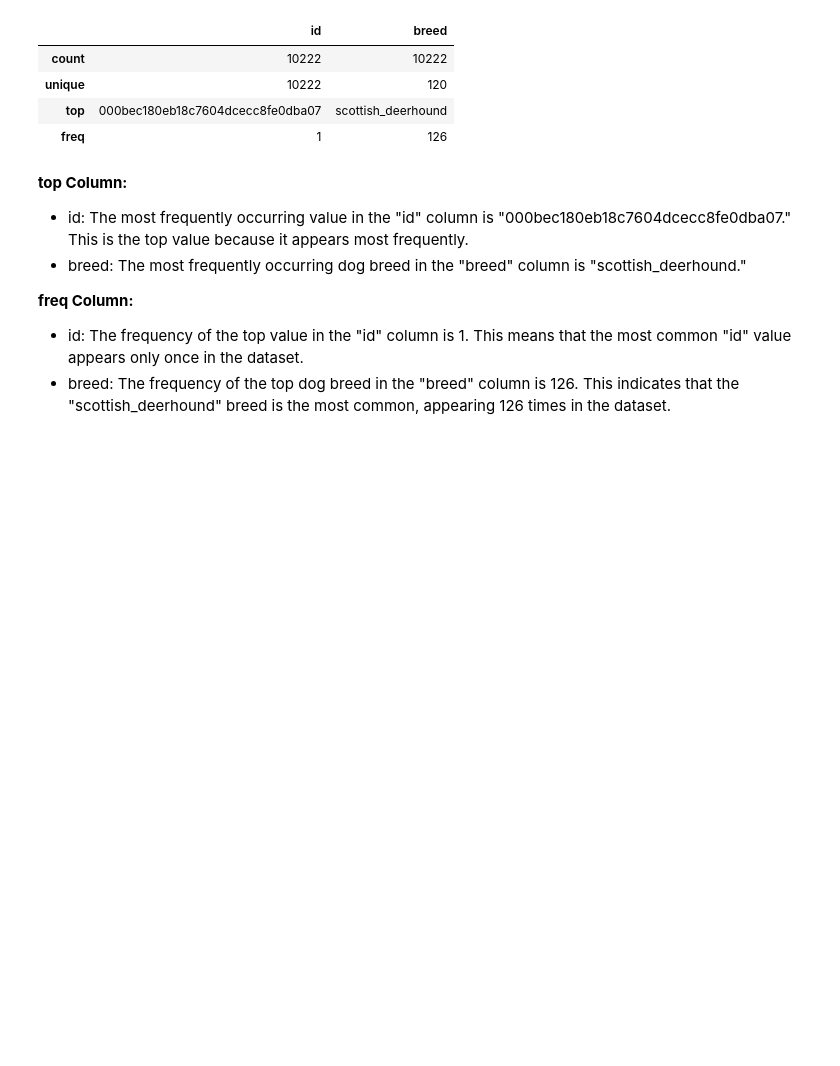
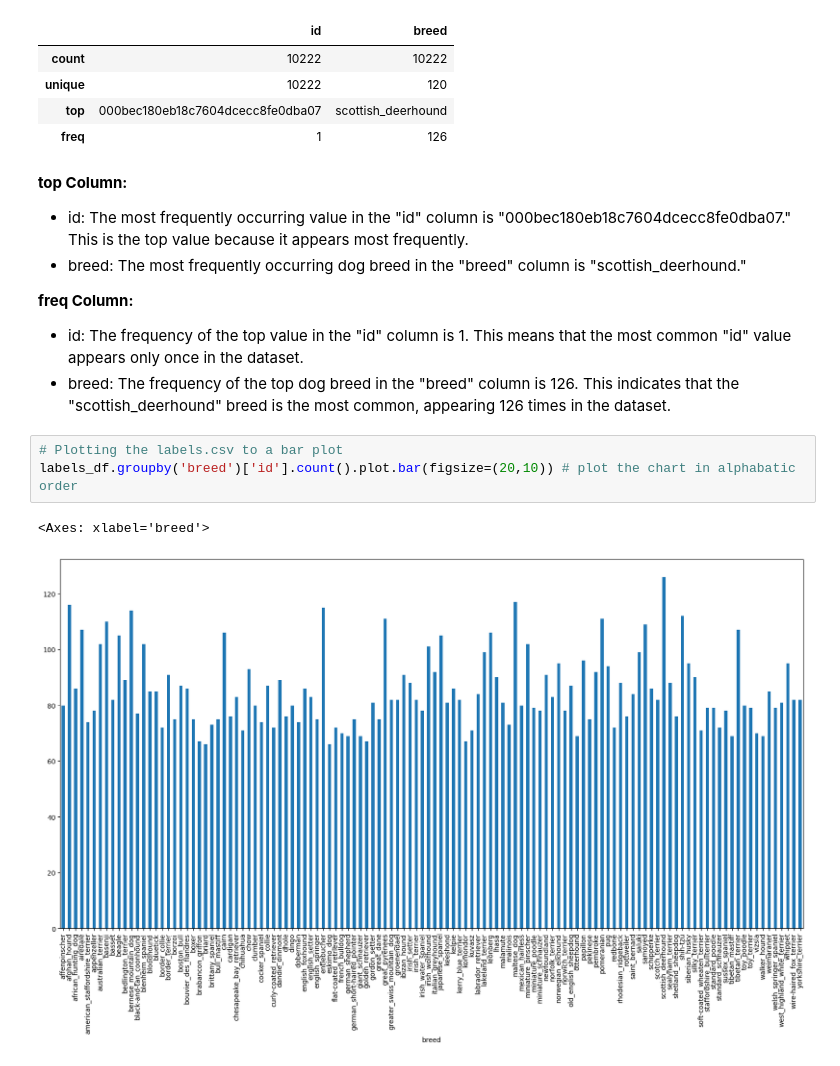
Before and after one commit to sudharaD/Dog-Breeds-Identification-ImageNet_V2, a Jupyter notebook: Dog_Breeds_Identification_ImageNet_V2.ipynb, the cells around one changed output. Saved outputs shown, nothing was run; the diff lists cells and outputs as text; blank space fills up the shorter version.

Commit message:
plot the value count of breeds

```diff
--- a/Dog_Breeds_Identification_ImageNet_V2.ipynb
+++ b/Dog_Breeds_Identification_ImageNet_V2.ipynb
@@ -196,3 +187,9 @@ labels_df.describe()
 
 * id: The frequency of the top value in the "id" column is 1. This means that the most common "id" value appears only once in the dataset.
 * breed: The frequency of the top dog breed in the "breed" column is 126. This indicates that the "scottish_deerhound" breed is the most common, appearing 126 times in the dataset.
+# %%
+# Plotting the labels.csv to a bar plot
+labels_df.groupby('breed')['id'].count().plot.bar(figsize=(20,10)) # plot the chart in alphabatic order
+# %% [output]
+<Axes: xlabel='breed'>
+[figure, added]
```
Also changed, not shown: parts of 5 cells of this notebook.
